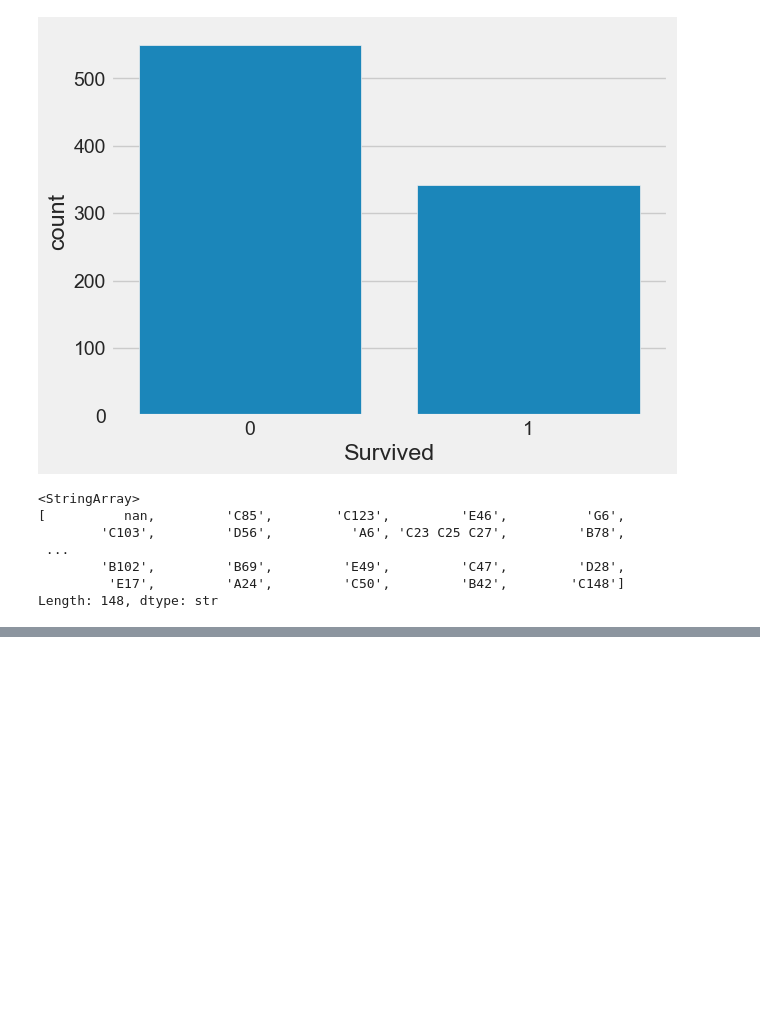
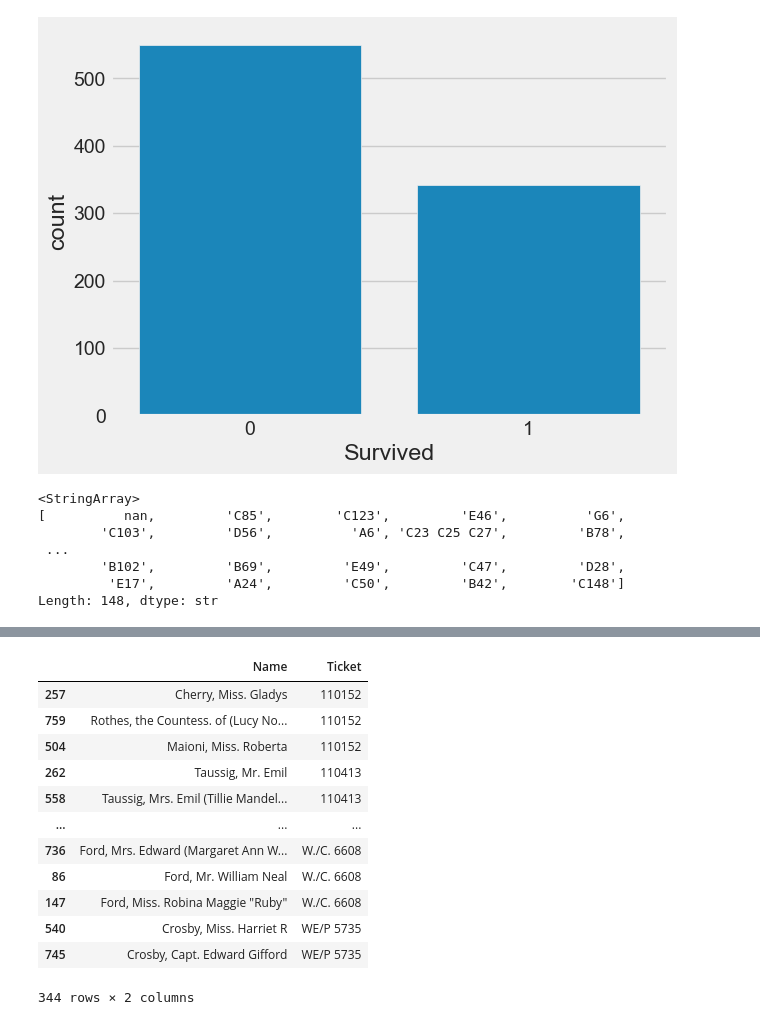
Before and after one commit to tefiq/.github, a Jupyter notebook: tree/main.ipynb, the cells around one changed output, grey strips where cells are left out. Saved outputs shown, nothing was run; the diff lists cells and outputs as text; code cells hidden in the pictures; blank space fills up the shorter version.

```diff
--- a/tree/main.ipynb
+++ b/tree/main.ipynb
@@ -46,0 +164,16 @@ Model Eğitimi
+# %%
+df.loc[df['Ticket'].duplicated(keep=False), ['Name', 'Ticket']].sort_values('Ticket')
+# %% [output]
+|  | Name | Ticket |
+| 257 | Cherry, Miss. Gladys | 110152 |
+| 759 | Rothes, the Countess. of (Lucy No... | 110152 |
+| 504 | Maioni, Miss. Roberta | 110152 |
+| 262 | Taussig, Mr. Emil | 110413 |
+| 558 | Taussig, Mrs. Emil (Tillie Mandel... | 110413 |
+| ... | ... | ... |
+| 736 | Ford, Mrs. Edward (Margaret Ann W... | W./C. 6608 |
+| 86 | Ford, Mr. William Neal | W./C. 6608 |
+| 147 | Ford, Miss. Robina Maggie "Ruby" | W./C. 6608 |
+| 540 | Crosby, Miss. Harriet R | WE/P 5735 |
+| 745 | Crosby, Capt. Edward Gifford | WE/P 5735 |
+344 rows × 2 columns
```
Also changed, not shown: parts of 17 cells of this notebook, 2 other files.
